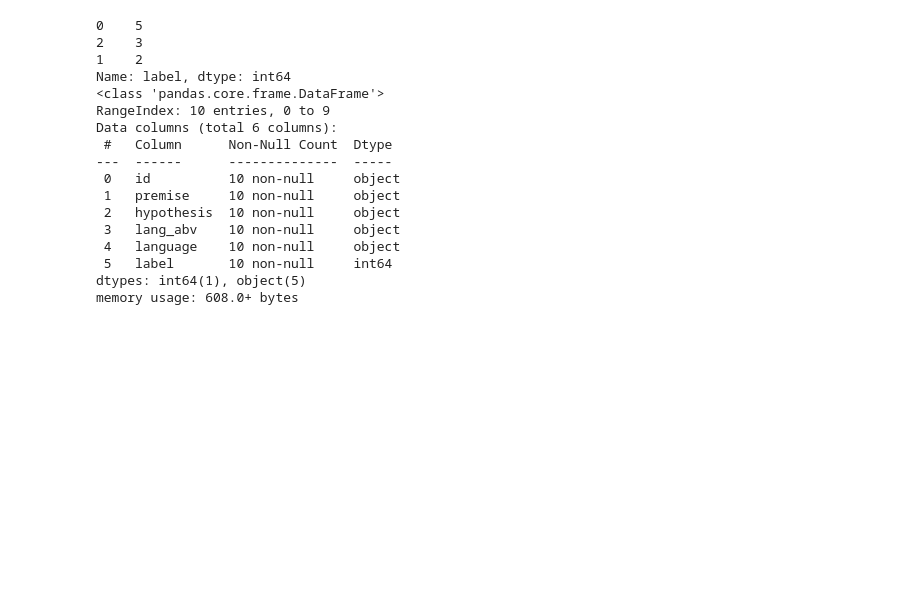
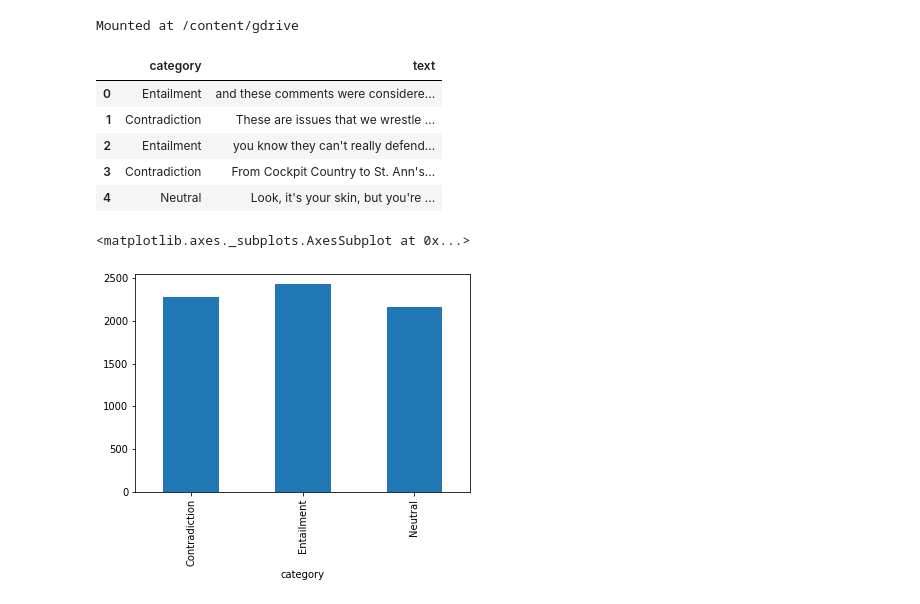
Before and after one commit to sudoghut/contradictory-my-dear-watson, a Jupyter notebook: bert.ipynb, the cells around one changed output. Cells and saved outputs as stored; diff of their text form; code cells hidden in the pictures; blank space fills up the shorter version.

```diff
--- a/bert.ipynb
+++ b/bert.ipynb
@@ -10,27 +22,22 @@ tokenizer = BertTokenizer.from_pretrained(MODEL_NAME)
+# %%
+drive.mount('/content/gdrive')
+# %% [output]
+Mounted at /content/gdrive
 # %%
-df_raw = pd.read_csv('https://raw.githubusercontent.com/sudoghut/contradictory-my-dear-watson/main/data/train_10_en.csv')
-# df_raw = pd.read_csv('https://raw.githubusercontent.com/sudoghut/contradictory-my-dear-watson/main/data/train.csv')
-df_raw = df_raw[:10]
-# print(df_raw.head(5))
-print(df_raw["label"].value_counts())
-df_raw["label"].to_numpy()
-df_raw.info()
+# datapath = f'https://raw.githubusercontent.com/sudoghut/contradictory-my-dear-watson/main/data/bbc-text.csv'
+datapath = f'https://raw.githubusercontent.com/sudoghut/contradictory-my-dear-watson/main/data/train_en_ascii_new.csv'
+df = pd.read_csv(datapath)
+df.head()
 # %% [output]
-0    5
-2    3
-1    2
-Name: label, dtype: int64
-<class 'pandas.core.frame.DataFrame'>
-RangeIndex: 10 entries, 0 to 9
-Data columns (total 6 columns):
- #   Column      Non-Null Count  Dtype
----  ------      --------------  -----
- 0   id          10 non-null     object
- 1   premise     10 non-null     object
- 2   hypothesis  10 non-null     object
- 3   lang_abv    10 non-null     object
- 4   language    10 non-null     object
- 5   label       10 non-null     int64
-dtypes: int64(1), object(5)
-memory usage: 608.0+ bytes
+|  | category | text |
+| 0 | Entailment | and these comments were considere... |
+| 1 | Contradiction | These are issues that we wrestle ... |
+| 2 | Entailment | you know they can't really defend... |
+| 3 | Contradiction | From Cockpit Country to St. Ann's... |
+| 4 | Neutral | Look, it's your skin, but you're ... |
+# %%
+df.groupby(['category']).size().plot.bar()
+# %% [output]
+<matplotlib.axes._subplots.AxesSubplot at 0x...>
+[figure, added]
 # %%
```
Also changed, not shown: parts of 15 cells of this notebook, 2 other files.
